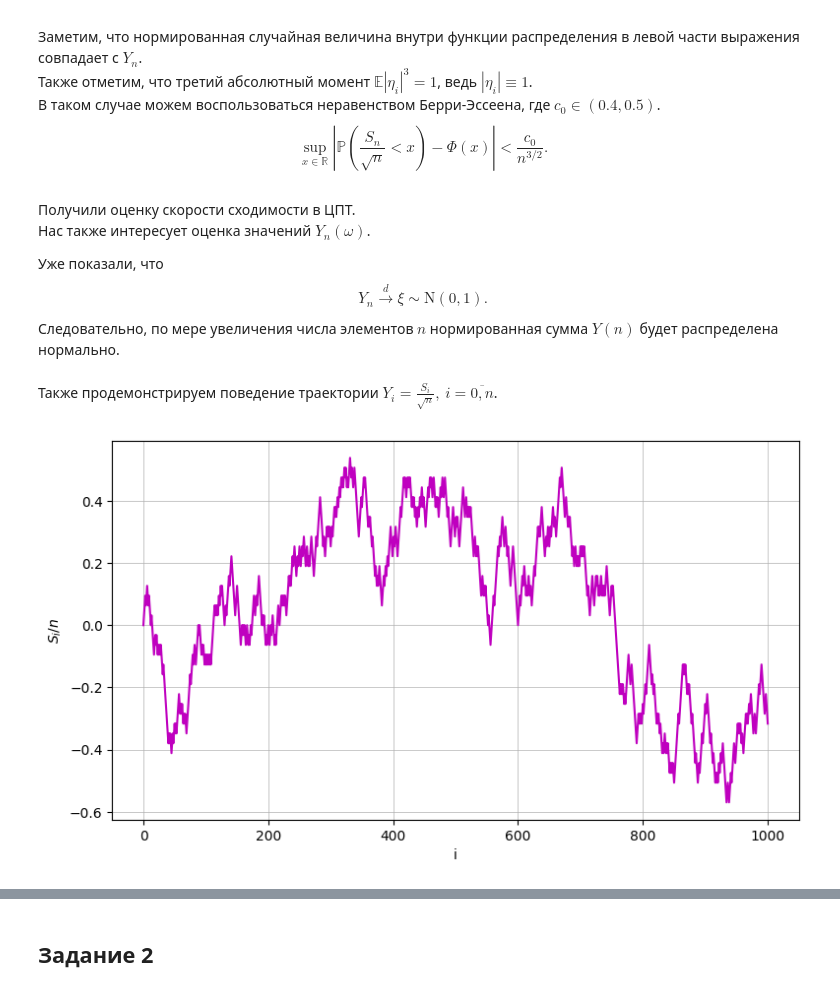
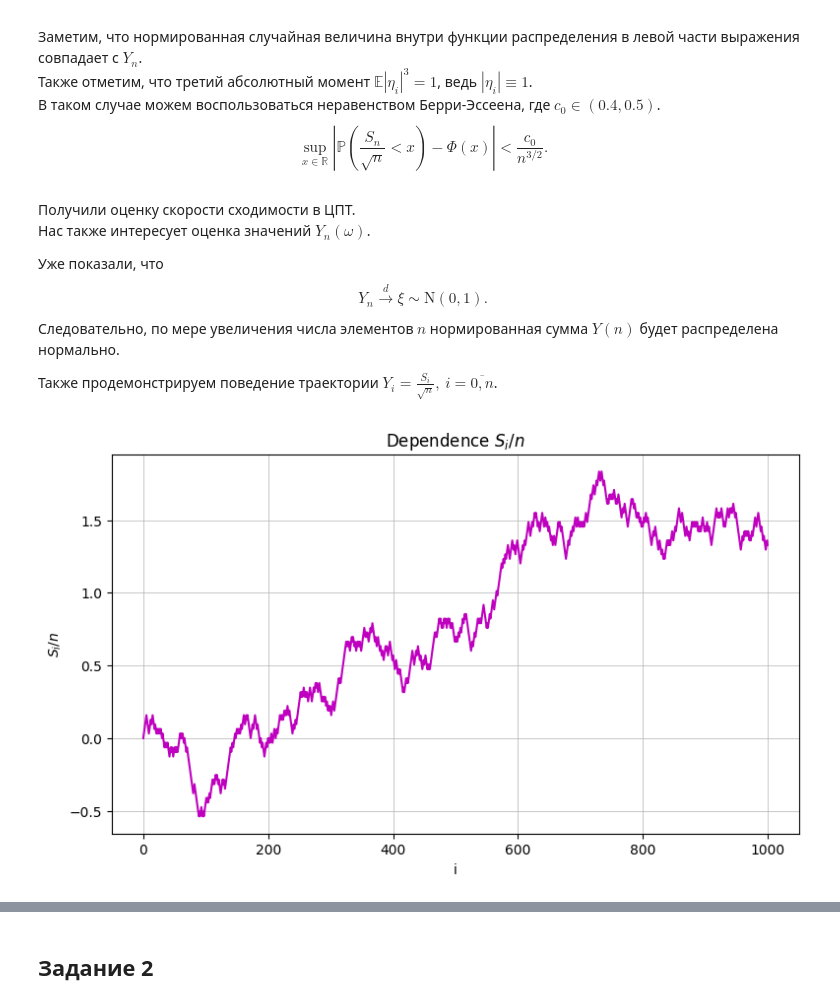
Before and after one commit to arinenn/stochastic_practicum, a Jupyter notebook: stochastic_practicum_first.ipynb, the cells around one changed output, grey strips where cells are left out. Drawn from its saved outputs; the diff is of its cells as text; code cells hidden in the pictures.

```diff
--- a/stochastic_practicum_first.ipynb
+++ b/stochastic_practicum_first.ipynb
@@ -275,8 +279,8 @@ $$
 Y_n \stackrel{d}{\to} \xi\sim\mathrm{N}(0,1).
 $$
 Следовательно, по мере увеличения числа элементов $n$ нормированная сумма $Y(n)$ будет распределена нормально.
+
+Также продемонстрируем поведение траектории $Y_i = \frac{S_i}{\sqrt{n}},~ i=\overline{0,n}$.
-# %% [markdown]
-Также продемонстрируем поведение траектории $Y_i = \frac{S_i}{\sqrt{n}},~ i=\overline{0,n}$.
 # %%
 def gen_orlyanka_trajectory(p, n):
     '''
@@ -312,14 +314,16 @@ y = gen_orlyanka_trajectory(p, n)
 # %%
 x = np.arange(0, n+1)
+y = gen_orlyanka_trajectory(p, n)
 
 fig = plt.figure(figsize=(9,5))
 ax = plt.axes()
 ax.grid('minor', linewidth=0.5)
 
 ax.plot(x, y, color='m')
 
+plt.title('Dependence $S_i/n$')
 plt.xlabel('i')
 plt.ylabel('$S_i/n$')
 plt.show()
 # %% [output]
-[figure, old version]
+[figure, new version]
```
Also changed, not shown: parts of 66 cells of this notebook.
